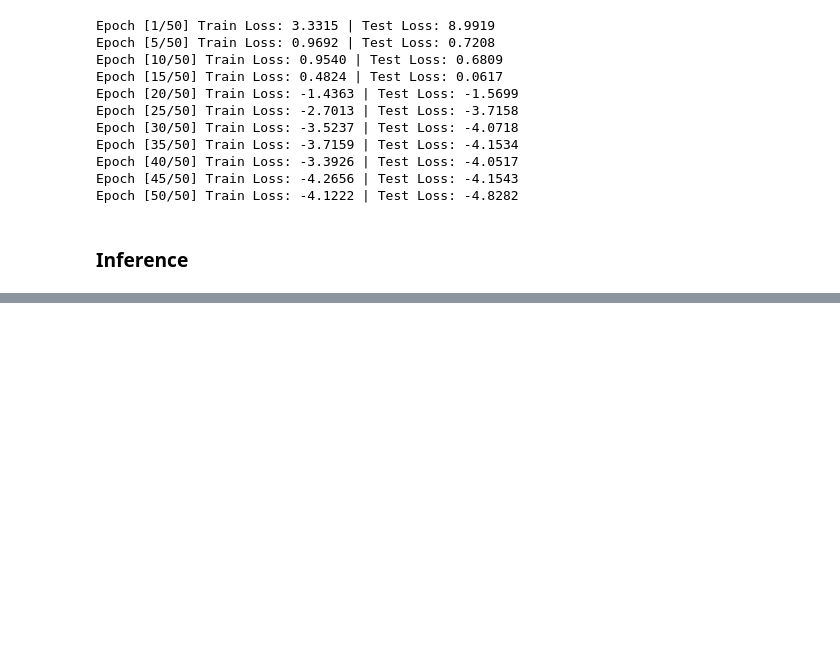
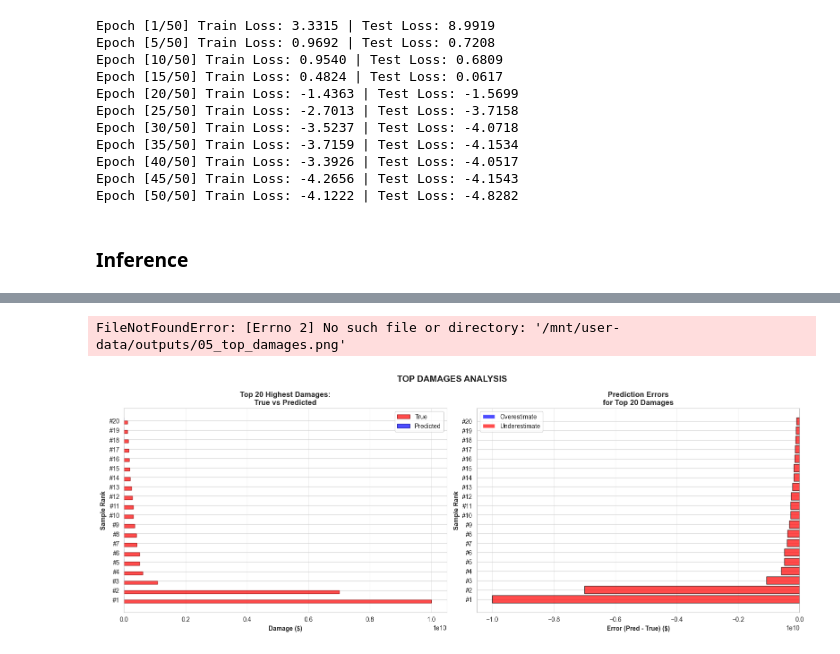
Before and after one commit to mattialodi0/progA3I, a Jupyter notebook: conditional_normalizing_flow.ipynb, the cells around one changed output, grey strips where cells are left out. Cells and saved outputs as stored; diff of their text form; code cells hidden in the pictures; blank space fills up the shorter version.

```diff
--- a/conditional_normalizing_flow.ipynb
+++ b/conditional_normalizing_flow.ipynb
@@ -883,0 +1309,54 @@ TypeError: can't convert cuda:0 device type tensor to numpy. Use Tensor.cpu() to
+# %%
+# === PLOT 5: Top Damages Comparison ===
+fig, axes = plt.subplots(1, 2, figsize=(16, 6))
+
+# 5.1 Top damages comparison
+ax = axes[0]
+top_n = 20
+top_indices = np.argsort(true_np)[-top_n:][::-1]
+
+x_pos = np.arange(top_n)
+width = 0.35
+
+ax.barh(x_pos - width/2, true_np[top_indices], width,
+        label='True', color='red', alpha=0.7, edgecolor='darkred')
+ax.barh(x_pos + width/2, pred_mean_np[top_indices], width,
+        label='Predicted', color='blue', alpha=0.7, edgecolor='darkblue')
+
+ax.set_ylabel('Sample Rank', fontweight='bold')
+ax.set_xlabel('Damage ($)', fontweight='bold')
+ax.set_title(f'Top {top_n} Highest Damages:\nTrue vs Predicted', fontweight='bold')
+ax.set_yticks(x_pos)
+ax.set_yticklabels([f'#{i+1}' for i in range(top_n)])
+ax.legend()
+ax.grid(True, alpha=0.3, axis='x')
+ax.ticklabel_format(style='sci', axis='x', scilimits=(0,0))
+
+# 5.2 Errors on top damages
+ax = axes[1]
+top_errors = pred_mean_np[top_indices] - true_np[top_indices]
+colors = ['red' if e < 0 else 'blue' for e in top_errors]
+
+ax.barh(x_pos, top_errors, color=colors, alpha=0.7, edgecolor='black')
+ax.axvline(x=0, color='black', linestyle='-', linewidth=1)
+ax.set_ylabel('Sample Rank', fontweight='bold')
+ax.set_xlabel('Error (Pred - True) ($)', fontweight='bold')
+ax.set_title(f'Prediction Errors\nfor Top {top_n} Damages', fontweight='bold')
+ax.set_yticks(x_pos)
+ax.set_yticklabels([f'#{i+1}' for i in range(top_n)])
+ax.grid(True, alpha=0.3, axis='x')
+ax.ticklabel_format(style='sci', axis='x', scilimits=(0,0))
+
+from matplotlib.patches import Patch
+legend_elements = [Patch(facecolor='blue', alpha=0.7, label='Overestimate'),
+                  Patch(facecolor='red', alpha=0.7, label='Underestimate')]
+ax.legend(handles=legend_elements)
+
+plt.suptitle('TOP DAMAGES ANALYSIS', fontsize=14, fontweight='bold')
+plt.tight_layout()
+plt.savefig('/mnt/user-data/outputs/05_top_damages.png', dpi=300, bbox_inches='tight')
+plt.close()
+print("      Saved: 05_top_damages.png")
+# %% [output]
+FileNotFoundError: [Errno 2] No such file or directory: '/mnt/user-data/outputs/05_top_damages.png'
+[figure, added]
```
Also changed, not shown: parts of 20 cells of this notebook.
